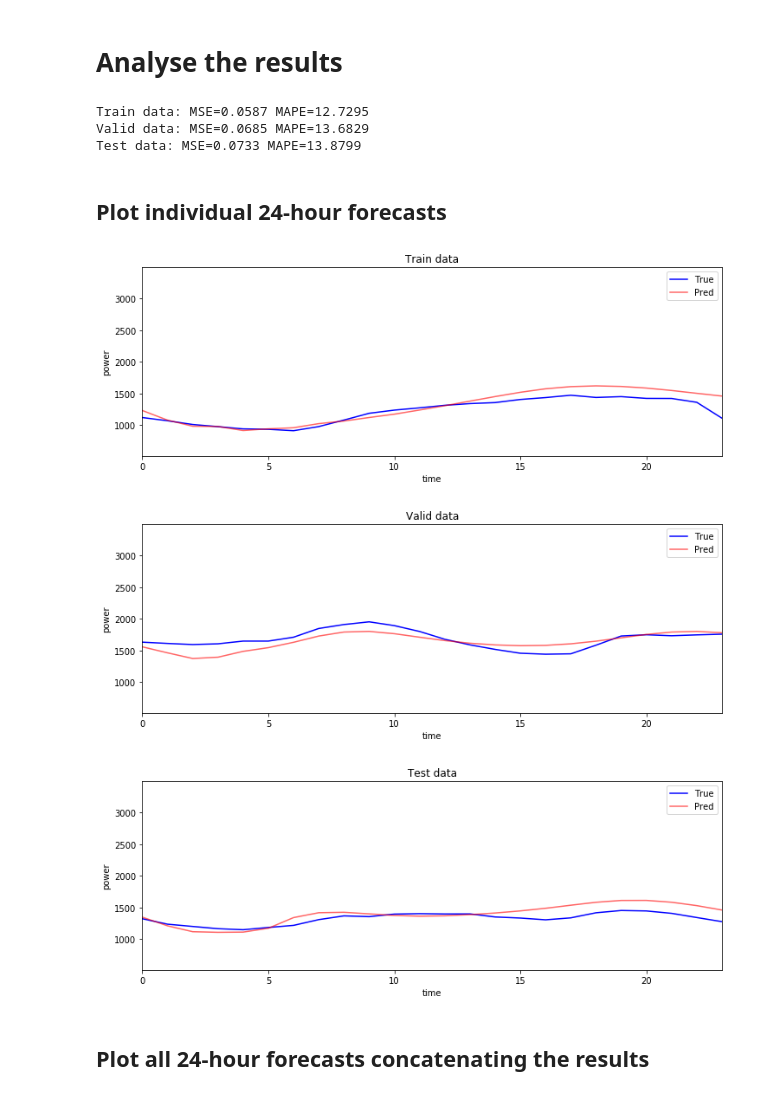
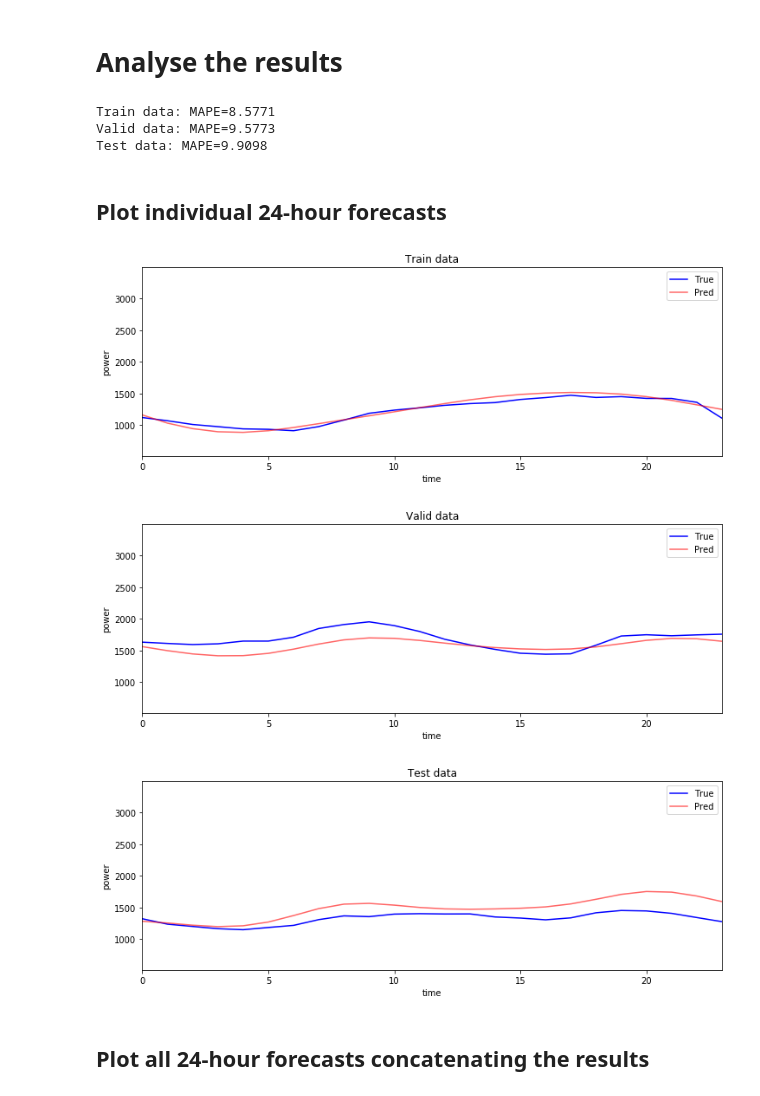
Before and after one commit to romden/data-science, a Jupyter notebook: 02_multistep_timeseries_tensorflow_one2seq.ipynb, the cells around one changed output. Cells and saved outputs as stored; diff of their text form; code cells hidden in the pictures.

```diff
--- a/02_multistep_timeseries_tensorflow_one2seq.ipynb
+++ b/02_multistep_timeseries_tensorflow_one2seq.ipynb
@@ -278,7 +269,8 @@ callbacks = [
 
 # train model
 history = model.fit(x_train, list(y_train_np),
-                    validation_data=(x_valid, list(y_valid_np)), epochs=200, shuffle=False, callbacks=callbacks, verbose=2)
+                    validation_data=(x_valid, list(y_valid_np)),
+                    epochs=100, shuffle=False, callbacks=callbacks, verbose=0)
 
 # Load the weights with the best error on validation data
 model.load_weights(fname_best_model)
@@ -304,26 +313,23 @@ def mean_absolute_percentage_error(y_true, y_pred):
     return np.mean(np.abs((y_true - y_pred) / y_true)) * 100
 
 # train data
-y_train_true = y_train_np.squeeze().T
-y_train_pred = np.squeeze(model.predict(x_train)).T
-print("Train data: MSE={:.4f} MAPE={:.4f}".format(mean_squared_error(y_train_true, y_train_pred),
-                                                  mean_absolute_percentage_error(y_train_true, y_train_pred)))
+y_train_true = target_transformer.inverse_transform( y_train_np.squeeze().T )
+y_train_pred = target_transformer.inverse_transform( np.squeeze(model.predict(x_train)).T )
+print("Train data: MAPE={:.4f}".format(mean_absolute_percentage_error(y_train_true, y_train_pred)))
 
 # valid data
-y_valid_true = y_valid_np.squeeze().T
-y_valid_pred = np.squeeze(model.predict(x_valid)).T
-print("Valid data: MSE={:.4f} MAPE={:.4f}".format(mean_squared_error(y_valid_true, y_valid_pred),
-                                                  mean_absolute_percentage_error(y_valid_true, y_valid_pred)))
+y_valid_true = target_transformer.inverse_transform( y_valid_np.squeeze().T )
+y_valid_pred = target_transformer.inverse_transform( np.squeeze(model.predict(x_valid)).T )
+print("Valid data: MAPE={:.4f}".format(mean_absolute_percentage_error(y_valid_true, y_valid_pred)))
 
 # test data
-y_test_true = y_test_np.squeeze().T
-y_test_pred = np.squeeze(model.predict(x_test)).T
-print("Test data: MSE={:.4f} MAPE={:.4f}".format(mean_squared_error(y_test_true, y_test_pred),
-                                                 mean_absolute_percentage_error(y_test_true, y_test_pred)))
+y_test_true = target_transformer.inverse_transform( y_test_np.squeeze().T )
+y_test_pred = target_transformer.inverse_transform( np.squeeze(model.predict(x_test)).T )
+print("Test data: MAPE={:.4f}".format(mean_absolute_percentage_error(y_test_true, y_test_pred)))
 # %% [output]
-Train data: MSE=0.0587 MAPE=12.7295
-Valid data: MSE=0.0685 MAPE=13.6829
-Test data: MSE=0.0733 MAPE=13.8799
+Train data: MAPE=8.5771
+Valid data: MAPE=9.5773
+Test data: MAPE=9.9098
 # %% [markdown]
 ## Plot individual 24-hour forecasts
 # %%
@@ -342,23 +348,20 @@ def plot_predictions(y_true, y_pred, title, xlim=[0, 23], ylim=None):
 
 ylim = [target_transformer.data_min_, target_transformer.data_max_]
 # %%
-idx = 0 # index of example in a dataset
+idx = 0 # index of an example in a dataset
 
-y_true = target_transformer.inverse_transform( y_train_true[idx,:].reshape(-1, 1) )
-y_pred = target_transformer.inverse_transform( y_train_pred[idx,:].reshape(-1, 1) )
-plot_predictions(y_true, y_pred, "Train data", ylim=ylim)
+# plot train data
+plot_predictions(y_train_true[idx,:], y_train_pred[idx,:], "Train data", ylim=ylim)
 
-y_true = target_transformer.inverse_transform( y_valid_true[idx,:].reshape(-1, 1) )
-y_pred = target_transformer.inverse_transform( y_valid_pred[idx,:].reshape(-1, 1) )
-plot_predictions(y_true, y_pred, "Valid data", ylim=ylim)
+# plot valid data
+plot_predictions(y_valid_true[idx,:], y_valid_pred[idx,:], "Valid data", ylim=ylim)
 
-y_true = target_transformer.inverse_transform( y_test_true[idx,:].reshape(-1, 1) )
-y_pred = target_transformer.inverse_transform( y_test_pred[idx,:].reshape(-1, 1) )
-plot_predictions(y_true, y_pred, "Test data", ylim=ylim)
+# plot test data
+plot_predictions(y_test_true[idx,:], y_test_pred[idx,:], "Test data", ylim=ylim)
 # %% [output]
-[figure, old version]
+[figure, new version]
-[figure, old version]
+[figure, new version]
-[figure, old version]
+[figure, new version]
 # %% [markdown]
 ## Plot all 24-hour forecasts concatenating the results
 # %%
```
Also changed, not shown: parts of 12 cells of this notebook, 2 other files.
